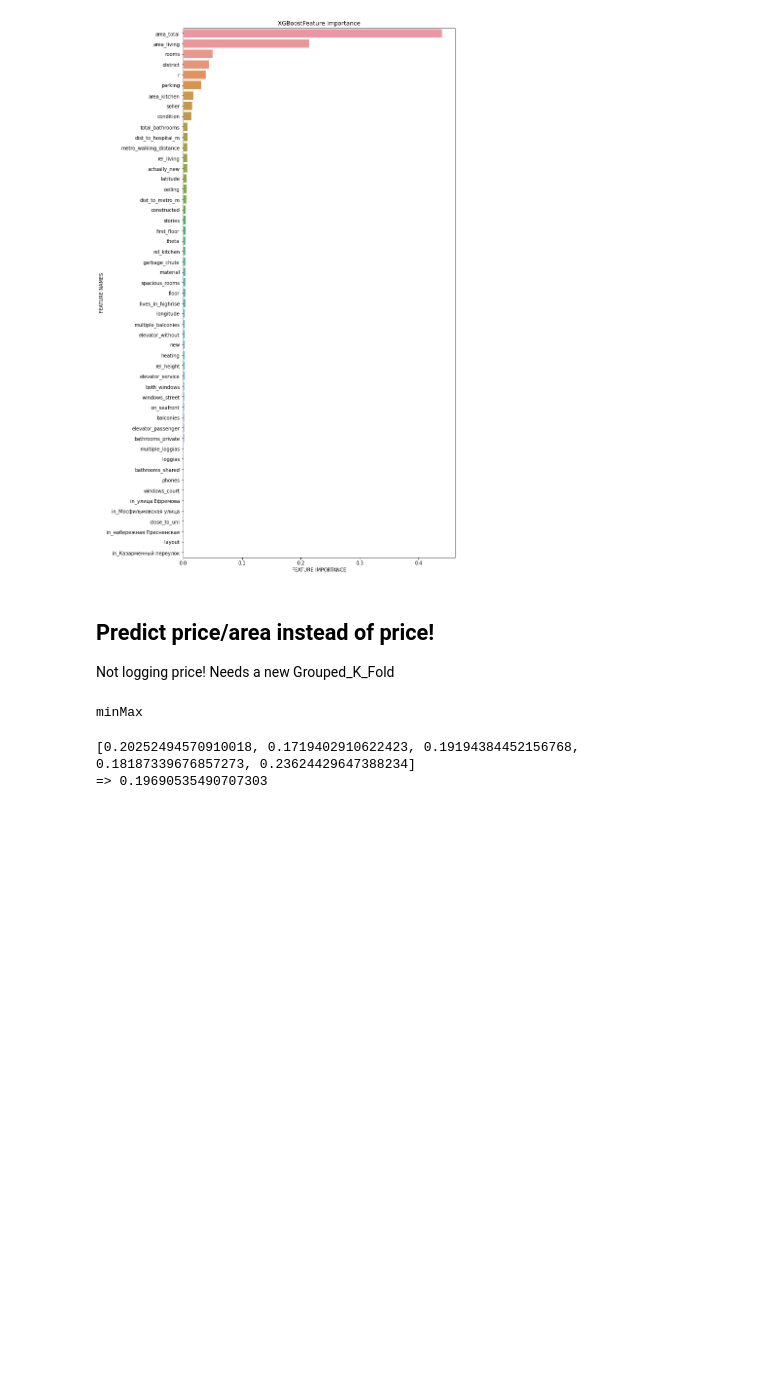
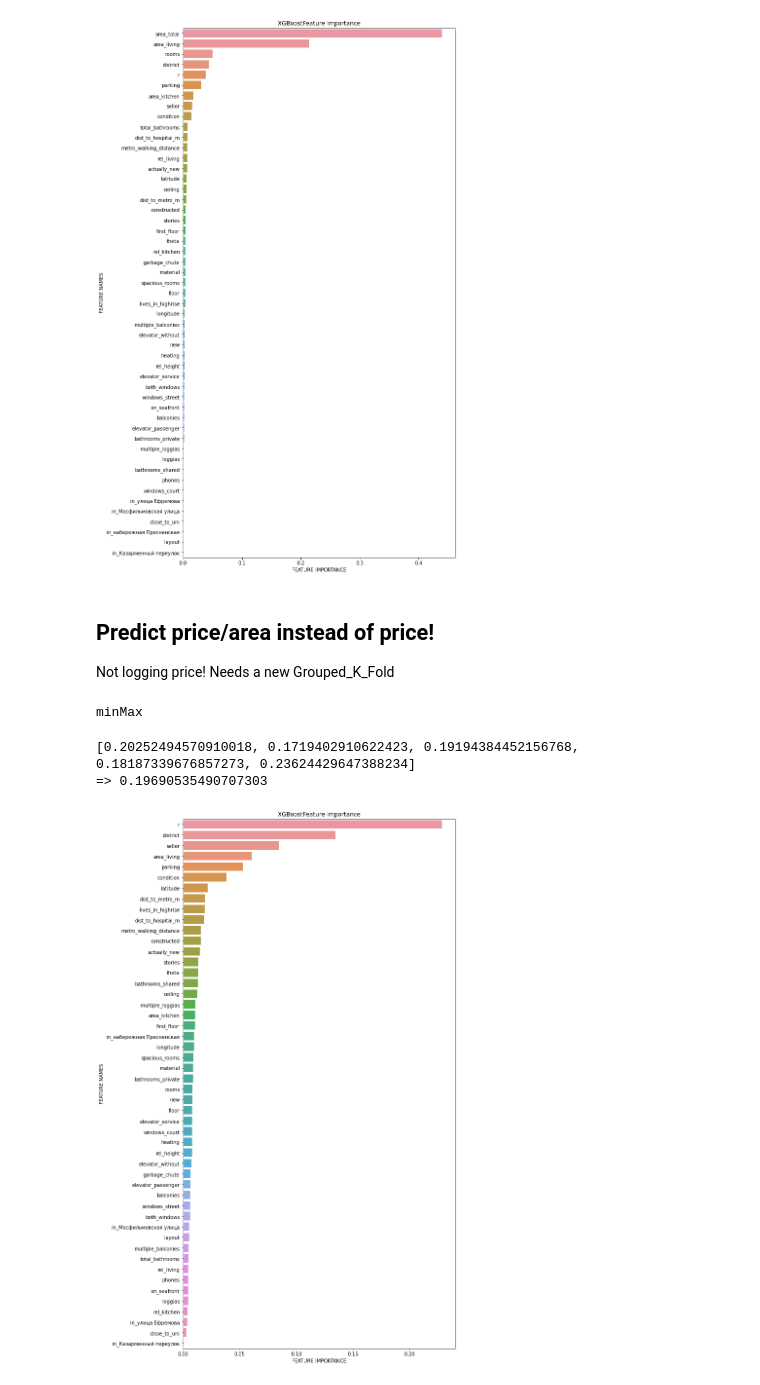
Before and after one commit to henrfj/TDT4173-ML, a Jupyter notebook: henrik-testsite/henrik_boosting.ipynb, the cells around one changed output. Cells and saved outputs as stored; diff of their text form; code cells hidden in the pictures; blank space fills up the shorter version.

```diff
--- a/henrik-testsite/henrik_boosting.ipynb
+++ b/henrik-testsite/henrik_boosting.ipynb
@@ -1022 +1015,7 @@ predict_and_store(best_model, test_labels.drop(["building_id", "area_total"], ax
                   price_per_sq=True, total_area_df=test["area_total"])
+# %%
+plot_feature_importance(
+    best_model.feature_importances_, train_labels.drop(["building_id", "area_total"], axis=1).columns.tolist(),
+    model_type="XGBoost")
+# %% [output]
+[figure, added]
```
Also changed, not shown: parts of 6 cells of this notebook, 3 other files.
